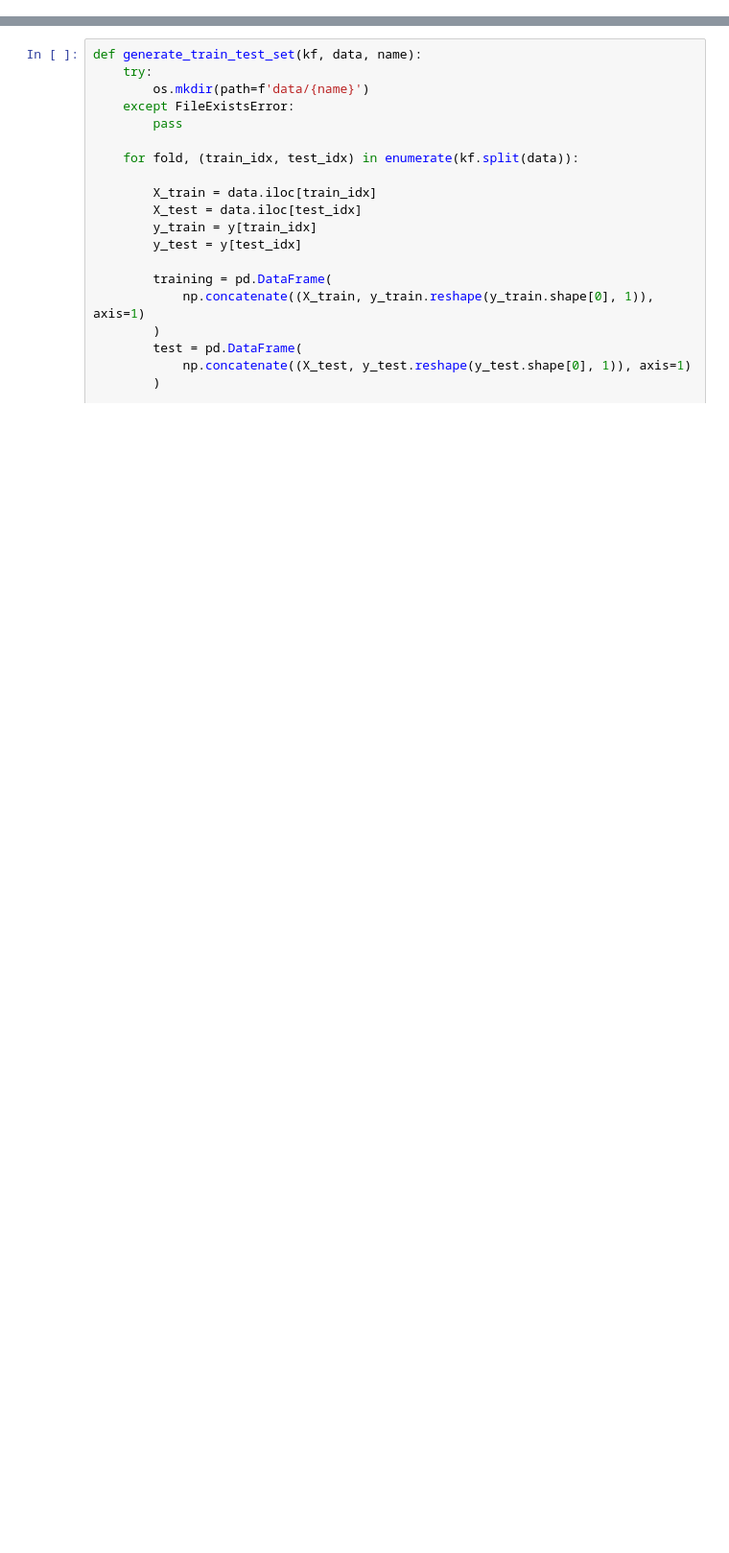
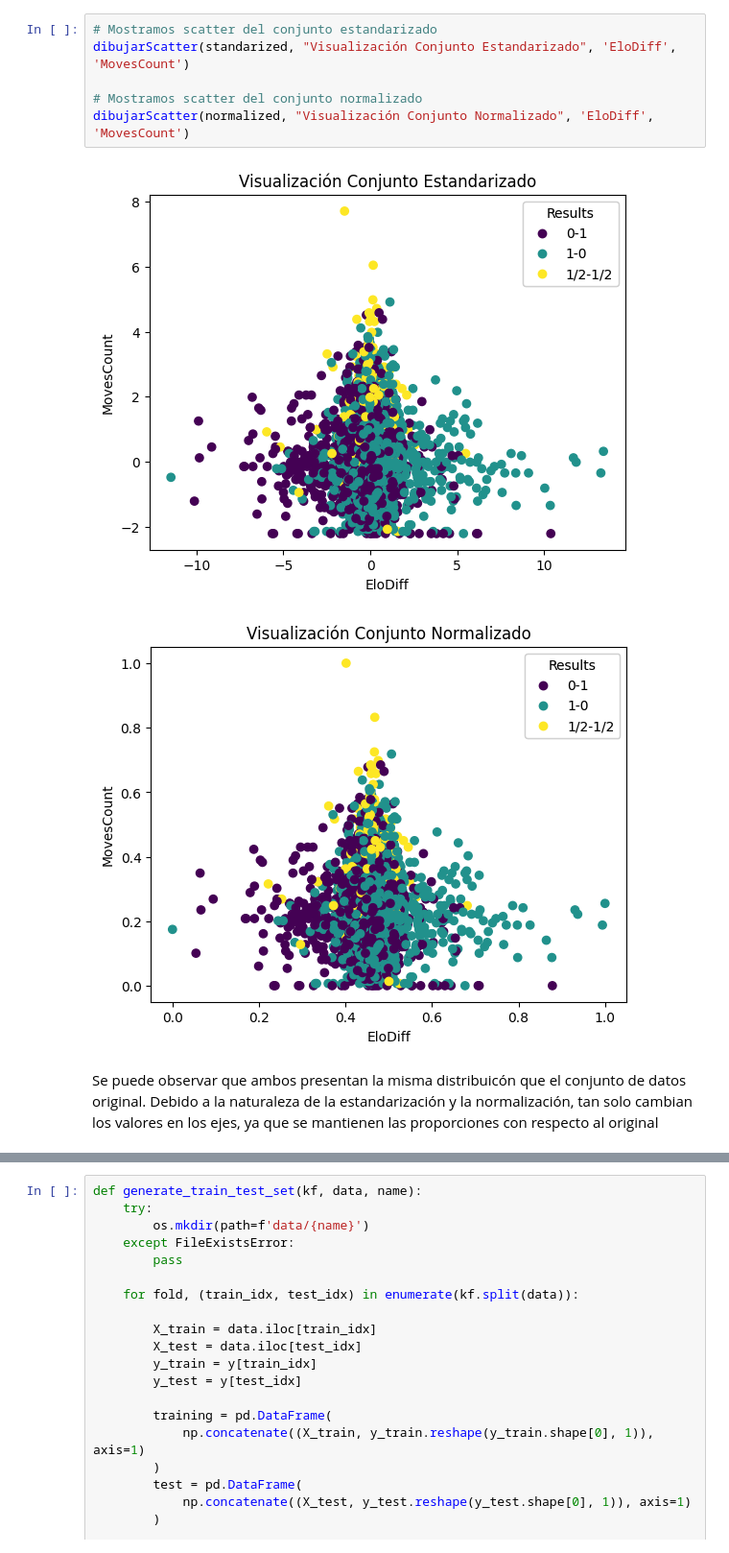
Before and after one commit to carlosgg0/practicas-aprendizaje, a Jupyter notebook: ajedrez/setup.ipynb, the cells around one changed output, grey strips where cells are left out. Shown at 96% size. Saved outputs shown, nothing was run; the diff lists cells and outputs as text; blank space fills up the shorter version.

```diff
--- a/ajedrez/setup.ipynb
+++ b/ajedrez/setup.ipynb
@@ -142,3 +215,14 @@ print(normalized.head(10))
 7  0.503381  0.466879
 8  0.455672  0.454908
 9  0.391811  0.428970
+# %%
+# Mostramos scatter del conjunto estandarizado
+dibujarScatter(standarized, "Visualización Conjunto Estandarizado", 'EloDiff', 'MovesCount')
+
+# Mostramos scatter del conjunto normalizado
+dibujarScatter(normalized, "Visualización Conjunto Normalizado", 'EloDiff', 'MovesCount')
+# %% [output]
+[figure, added]
+[figure, added]
+# %% [markdown]
+Se puede observar que ambos presentan la misma distribuicón que el conjunto de datos original. Debido a la naturaleza de la estandarización y la normalización, tan solo cambian los valores en los ejes, ya que se mantienen las proporciones con respecto al original
```
Also changed, not shown: parts of 27 cells of this notebook, 1 other file.
